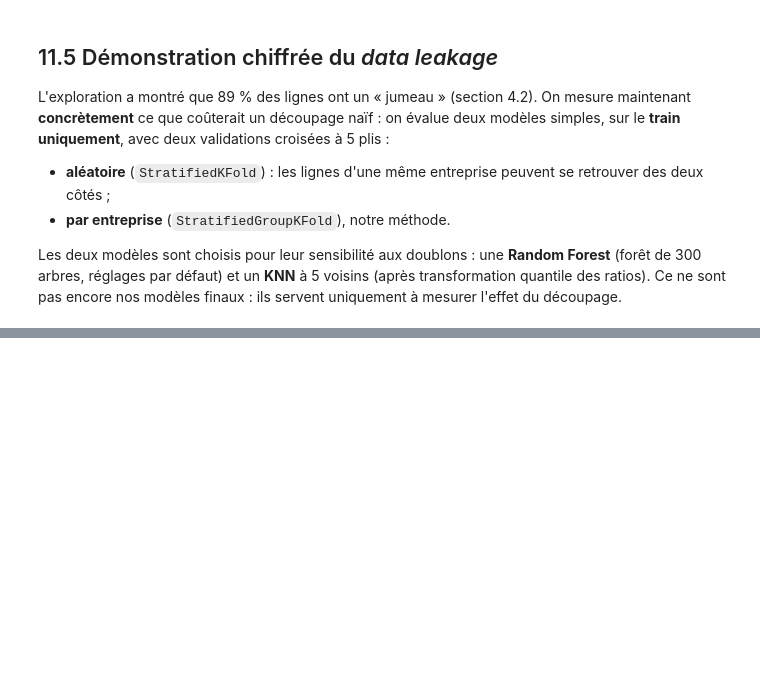
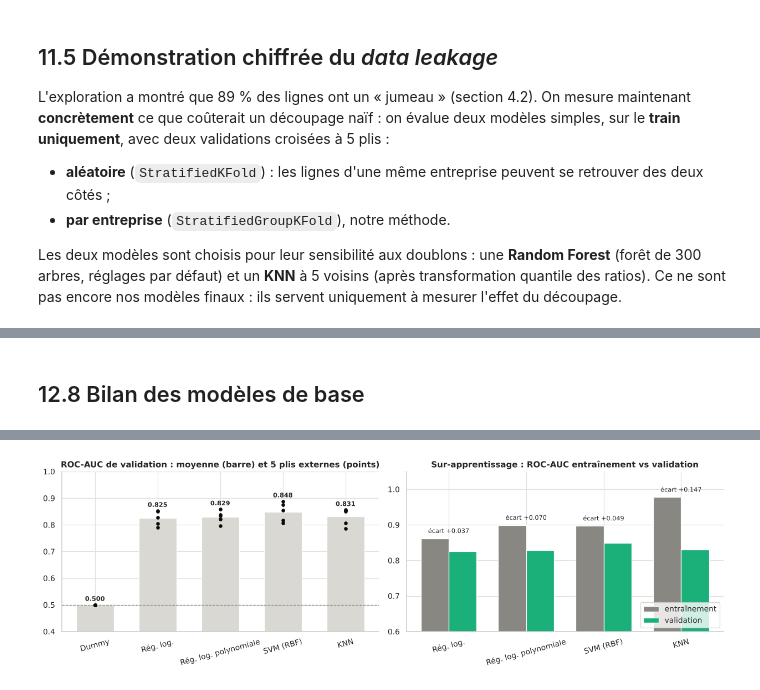
Before and after one commit to samiguessoum/hedgehogs-credit-risk-ml, a Jupyter notebook: hedgehogs_credit_risk.ipynb, the cells around one changed output, grey strips where cells are left out. Cells and saved outputs as stored; diff of their text form; code cells hidden in the pictures; blank space fills up the shorter version.

```diff
--- a/hedgehogs_credit_risk.ipynb
+++ b/hedgehogs_credit_risk.ipynb
@@ -1626,0 +1913,30 @@ Surestimation due au découpage aléatoire (en points) :
+# %% [markdown]
+## 12.8 Bilan des modèles de base
+# %%
+BASE = ["Dummy", "Régression logistique", "Régression logistique polynomiale", "SVM (RBF)", "KNN"]
+display(resume(BASE))
+
+fig, axes = plt.subplots(1, 2, figsize=(14, 4.5))
+# Gauche : ROC-AUC de validation sur chaque pli (points) et moyenne (barre)
+for i, n in enumerate(BASE):
+    p = RESULTATS[n]["plis"]
+    axes[0].bar(i, p["ROC-AUC"].mean(), color="#d9d8d2", width=0.6)
+    axes[0].scatter(np.full(len(p), i), p["ROC-AUC"], color="#0b0b0b", s=18, zorder=3)
+    axes[0].text(i, p["ROC-AUC"].max() + 0.015, f"{p['ROC-AUC'].mean():.3f}", ha="center", fontsize=9, fontweight="bold")
+axes[0].set_xticks(range(len(BASE)), [n.replace("Régression logistique", "Rég. log.") for n in BASE], rotation=15)
+axes[0].set(ylim=(0.4, 1), title="ROC-AUC de validation : moyenne (barre) et 5 plis externes (points)")
+axes[0].axhline(0.5, color=C_NEUTRE, ls="--", lw=1)
+# Droite : entraînement vs validation (sur-apprentissage)
+autres = BASE[1:]
+x = np.arange(len(autres))
+tr = [RESULTATS[n]["plis"]["ROC-AUC entraînement"].mean() for n in autres]
+va = [RESULTATS[n]["plis"]["ROC-AUC"].mean() for n in autres]
+axes[1].bar(x - 0.18, tr, width=0.36, color=C_NEUTRE, label="entraînement")
+axes[1].bar(x + 0.18, va, width=0.36, color="#1baf7a", label="validation")
+for i, (a, b) in enumerate(zip(tr, va)):
+    axes[1].text(i, max(a, b) + 0.015, f"écart {a - b:+.3f}", ha="center", fontsize=9)
+axes[1].set_xticks(x, [n.replace("Régression logistique", "Rég. log.") for n in autres], rotation=15)
+axes[1].set(ylim=(0.6, 1.05), title="Sur-apprentissage : ROC-AUC entraînement vs validation")
+axes[1].legend(loc="lower right")
+plt.tight_layout(); plt.show()
+# %% [output]
@@ -1626,0 +1949 @@ Surestimation due au découpage aléatoire (en points) :
+[figure, added]
```
Also changed, not shown: parts of 29 cells of this notebook, 1 other file.
